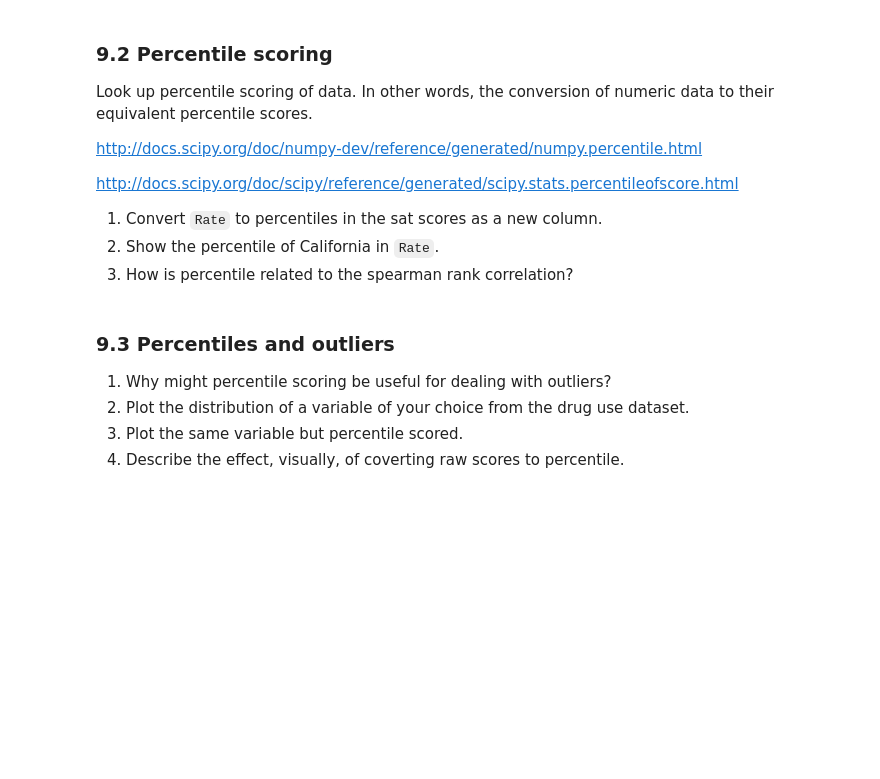
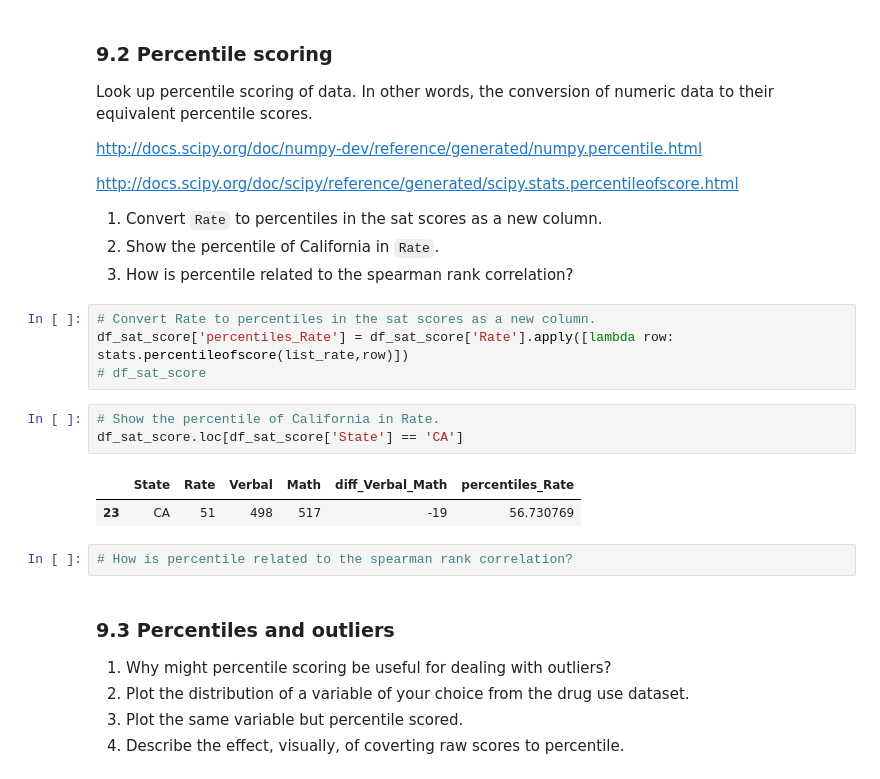
Before and after one commit to sealbamboo/DSme, a Jupyter notebook: Pro2/project-02-Shayne.ipynb, the cells around one changed output. Drawn from its saved outputs; the diff is of its cells as text; blank space fills up the shorter version.

```diff
--- a/Pro2/project-02-Shayne.ipynb
+++ b/Pro2/project-02-Shayne.ipynb
@@ -948,6 +1050,18 @@ http://docs.scipy.org/doc/scipy/reference/generated/scipy.stats.percentileofscor
 1. Convert `Rate` to percentiles in the sat scores as a new column.
 2. Show the percentile of California in `Rate`.
 3. How is percentile related to the spearman rank correlation?
+# %%
+# Convert Rate to percentiles in the sat scores as a new column.
+df_sat_score['percentiles_Rate'] = df_sat_score['Rate'].apply([lambda row: stats.percentileofscore(list_rate,row)])
+# df_sat_score
+# %%
+# Show the percentile of California in Rate.
+df_sat_score.loc[df_sat_score['State'] == 'CA']
+# %% [output]
+|  | State | Rate | Verbal | Math | diff_Verbal_Math | percentiles_Rate |
+| 23 | CA | 51 | 498 | 517 | -19 | 56.730769 |
+# %%
+# How is percentile related to the spearman rank correlation?
 # %% [markdown]
 ### 9.3 Percentiles and outliers
 
```
Also changed, not shown: parts of 9 cells of this notebook, 1 other file.
